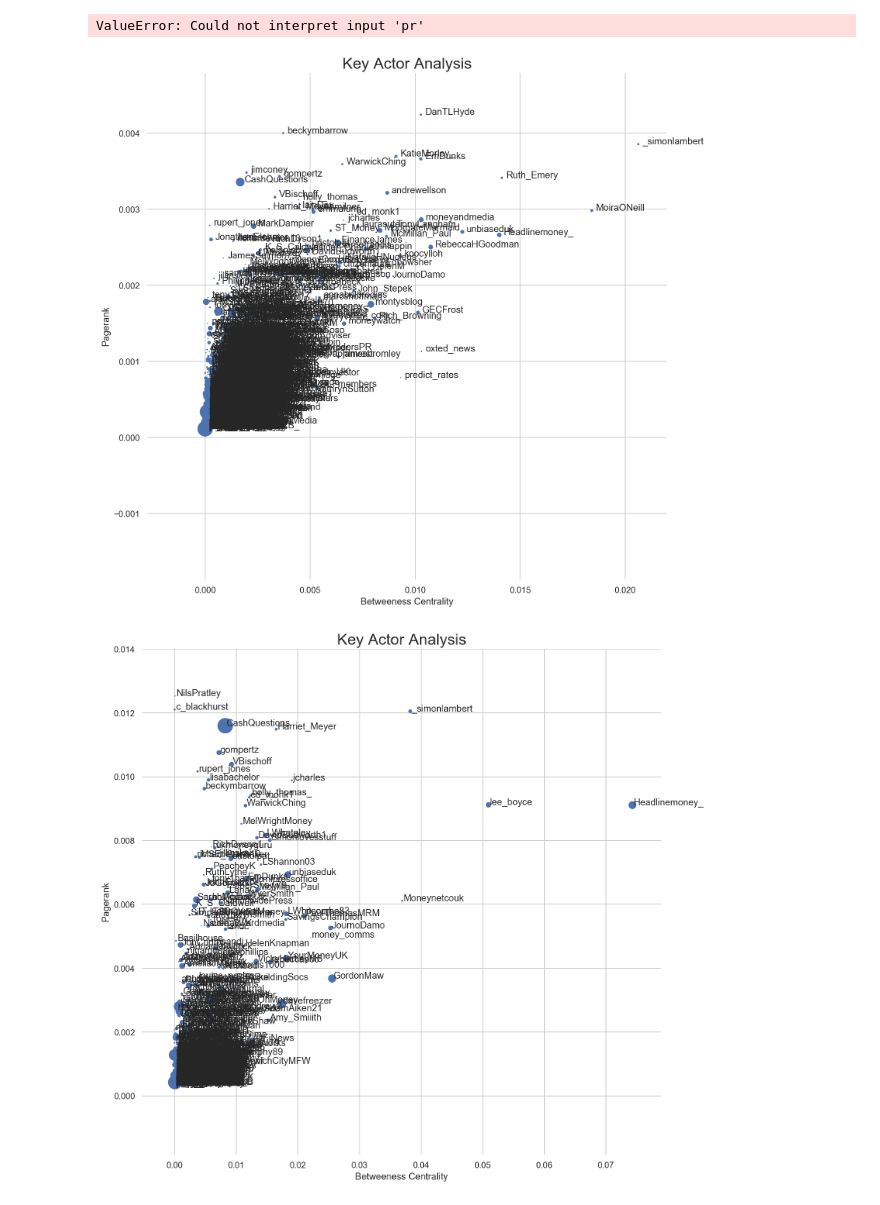
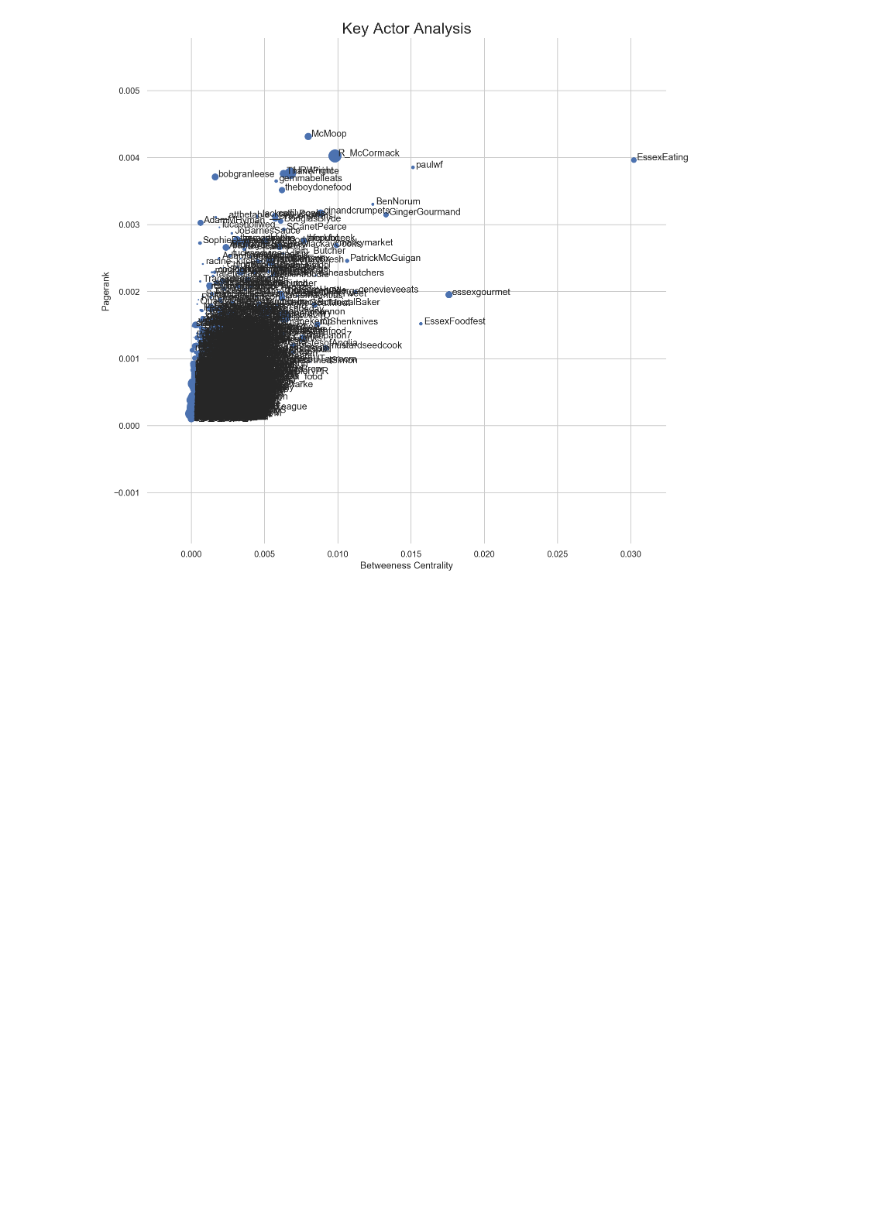
Before and after one commit to theDataFox/sentiment-influencer-app, a Jupyter notebook: notebooks/00-ljj-influencer-analysis.ipynb, the cells around one changed output. Cells and saved outputs as stored; diff of their text form; code cells hidden in the pictures; blank space fills up the shorter version.

Commit message:
update for latest rest_choice data

```diff
--- a/notebooks/00-ljj-influencer-analysis.ipynb
+++ b/notebooks/00-ljj-influencer-analysis.ipynb
@@ -22,3 +17,10 @@ graph_hd = nx.read_gml(data_path_hd)
+# %%
+# read in gml
+# graph_cq = load_data()
+# graph_lewis = load_data()
+# graph_ao = load_data()
+# graph_hd = load_data()
+graph_food_urchin = load_data("foodurchine_10k.gml")
 # %%
 def network_stats(graph):
     """
@@ -98,21 +76,24 @@ list(set(hd_list).intersection(ml_list).intersection(ao_list))
 # key actor analysis
 # betweeness vs page rank
 
-data_ml = pd.DataFrame.from_dict(dict(graph_lewis.nodes(data=True)), orient='index')
-data_ao = pd.DataFrame.from_dict(dict(graph_ao.nodes(data=True)), orient='index')
-data_hd = pd.DataFrame.from_dict(dict(graph_hd.nodes(data=True)), orient='index')
-data_cq = pd.DataFrame.from_dict(dict(graph_cq.nodes(data=True)), orient='index')
-data_cq.drop(['CashQuestions'], inplace=True)
+# data_ml = pd.DataFrame.from_dict(dict(graph_lewis.nodes(data=True)), orient='index')
+# data_ao = pd.DataFrame.from_dict(dict(graph_ao.nodes(data=True)), orient='index')
+# data_hd = pd.DataFrame.from_dict(dict(graph_hd.nodes(data=True)), orient='index')
+# data_cq = pd.DataFrame.from_dict(dict(graph_cq.nodes(data=True)), orient='index')
+# data_cq.drop(['CashQuestions'], inplace=True)
+data_foodurchin = pd.DataFrame.from_dict(dict(graph_food_urchin.nodes(data=True)), orient='index')
 # %%
-data_cq['handle'] = data_cq.index
-data_ml['handle'] = data_ml.index
-data_ao['handle'] = data_ao.index
-data_hd['handle'] = data_hd.index
+# data_cq['handle'] = data_cq.index
+# data_ml['handle'] = data_ml.index
+# data_ao['handle'] = data_ao.index
+# data_hd['handle'] = data_hd.index
+data_foodurchin['handle'] = data_foodurchin.index
 # %%
-data_cq[['statuses','friends', 'followers', 'listed', 'ffr', 'lfr']] = data_cq[['statuses','friends', 'followers', 'listed', 'ffr', 'lfr']].apply(pd.to_numeric)
-data_ml[['statuses','friends', 'followers', 'listed', 'ffr', 'lfr']] = data_ml[['statuses','friends', 'followers', 'listed', 'ffr', 'lfr']].apply(pd.to_numeric)
-data_ao[['statuses','friends', 'followers', 'listed', 'ffr', 'lfr']] = data_ao[['statuses','friends', 'followers', 'listed', 'ffr', 'lfr']].apply(pd.to_numeric)
-data_hd[['statuses','friends', 'followers', 'listed', 'ffr', 'lfr']] = data_hd[['statuses','friends', 'followers', 'listed', 'ffr', 'lfr']].apply(pd.to_numeric)
+# data_cq[['statuses','friends', 'followers', 'listed', 'ffr', 'lfr']] = data_cq[['statuses','friends', 'followers', 'listed', 'ffr', 'lfr']].apply(pd.to_numeric)
+# data_ml[['statuses','friends', 'followers', 'listed', 'ffr', 'lfr']] = data_ml[['statuses','friends', 'followers', 'listed', 'ffr', 'lfr']].apply(pd.to_numeric)
+# data_ao[['statuses','friends', 'followers', 'listed', 'ffr', 'lfr']] = data_ao[['statuses','friends', 'followers', 'listed', 'ffr', 'lfr']].apply(pd.to_numeric)
+# data_hd[['statuses','friends', 'followers', 'listed', 'ffr', 'lfr']] = data_hd[['statuses','friends', 'followers', 'listed', 'ffr', 'lfr']].apply(pd.to_numeric)
+data_foodurchin[['statuses','friends', 'followers', 'listed', 'ffr', 'lfr']] = data_foodurchin[['statuses','friends', 'followers', 'listed', 'ffr', 'lfr']].apply(pd.to_numeric)
 # %%
 # pr vs betweeness
 def plot_actor_analysis(data):
@@ -137,11 +118,10 @@ def plot_actor_analysis(data):
                 ax.text(point['x']+.0002, point['y'], str(point['val']))
     label_point(data.bc, data.pr, data.handle, plt.gca())
 # %%
-plot_actor_analysis(data_ao)
-plot_actor_analysis(data_hd)
-plot_actor_analysis(data_ml)
-plot_actor_analysis(data_cq)
+# plot_actor_analysis(data_ao)
+# plot_actor_analysis(data_hd)
+# plot_actor_analysis(data_ml)
+# plot_actor_analysis(data_cq)
+plot_actor_analysis(data_foodurchin)
 # %% [output]
-ValueError: Could not interpret input 'pr'
-[figure, old version]
+[figure, new version]
-[figure, removed]
```
Also changed, not shown: parts of 5 cells of this notebook, 24 other files.
